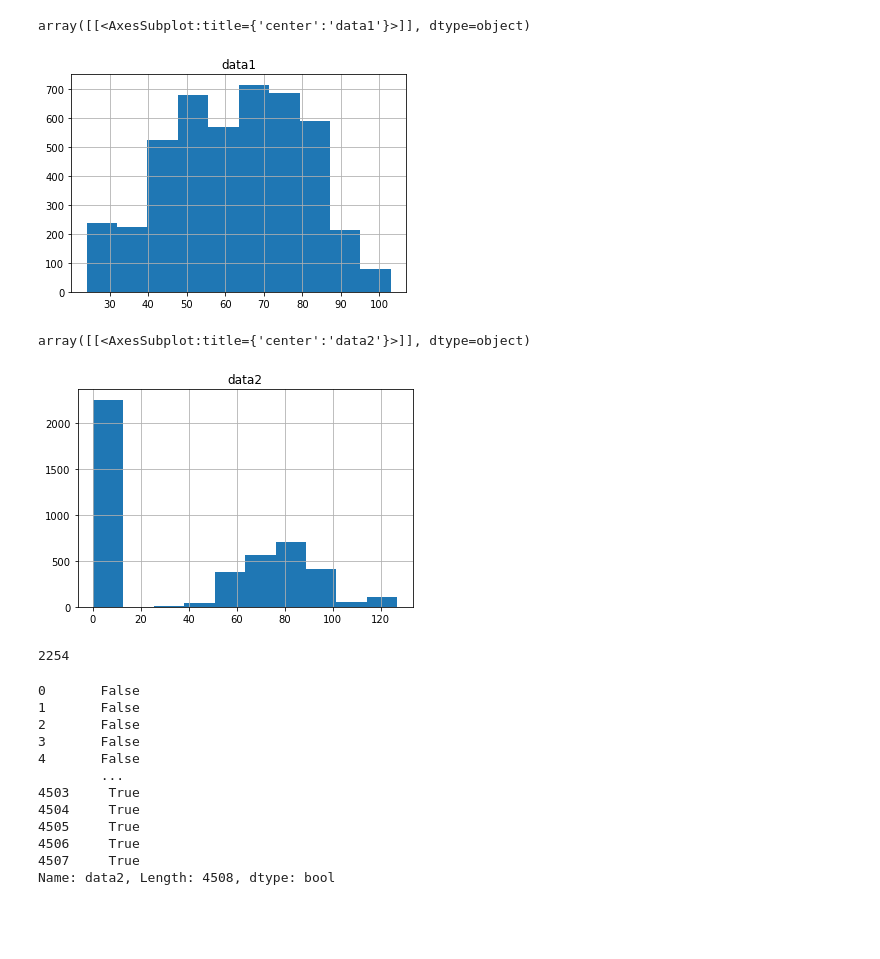
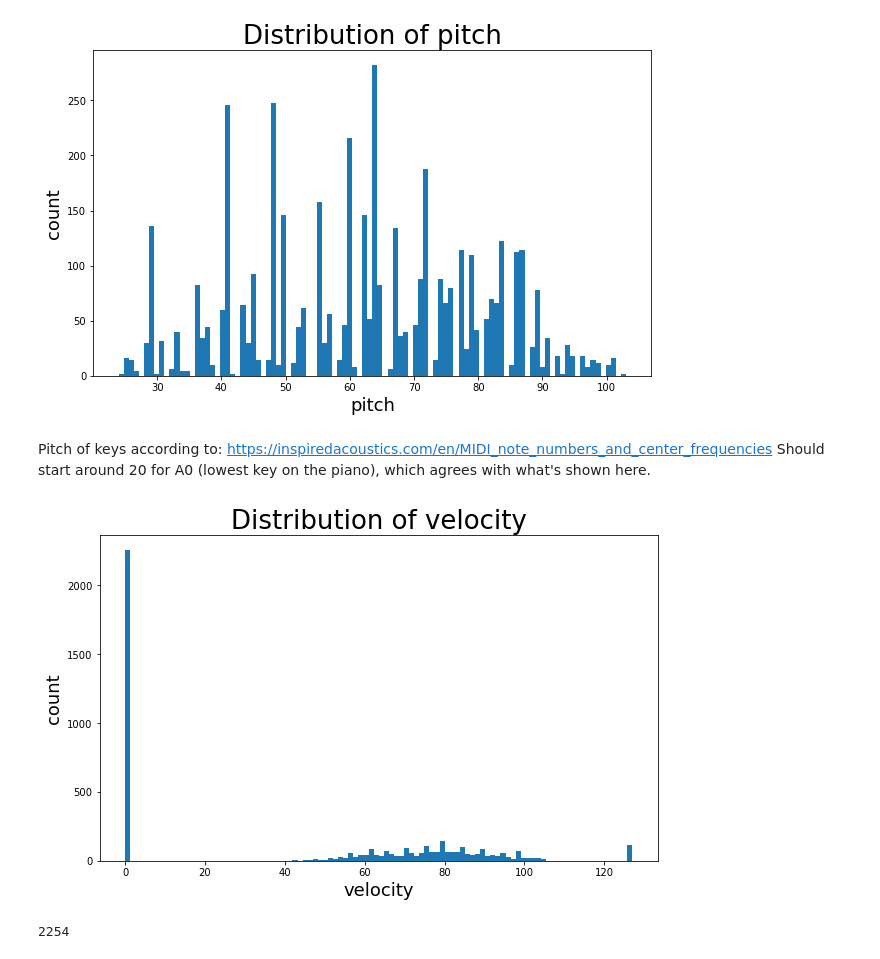
Before and after one commit to 10yasha/piano_note_visualizer_client, a Jupyter notebook: example/midi_format_investigation/midi_json_format_eda.ipynb, the cells around one changed output. Saved outputs shown, nothing was run; the diff lists cells and outputs as text; code cells hidden in the pictures; blank space fills up the shorter version.

```diff
--- a/example/midi_format_investigation/midi_json_format_eda.ipynb
+++ b/example/midi_format_investigation/midi_json_format_eda.ipynb
@@ -41,7 +53,11 @@ sum of track -> deltaTime: 117913
 # %%
+# convert to format that can be parsed into dataframe
 data_for_df = [{"deltaTime": data["deltaTime"],
                 "type": data["type"],
                 "channel": data["channel"],
-                "data1": data["data"][0],
-                "data2": data["data"][1]}
-               for data in track[:-1]]
+                "pitch": data["data"][0],
+                "velocity": data["data"][1]}
+               for data in track[:-1]] # ignore last data which has no data but instead has MetaType field
+
+sabers_edge_df = pd.DataFrame(data_for_df)
+sabers_edge_df.head(5)
@@ -80,11 +128,24 @@ array([[<AxesSubplot:title={'center':'channel'}>]], dtype=object)
 # %%
-my_df.hist(column="data1")
+# get distribution of pitch
+fig = plt.figure(figsize=(10,6))
+plt.hist(sabers_edge_df["pitch"], bins = 100)
+plt.title("Distribution of pitch", fontsize=26)
+plt.xlabel('pitch', fontsize=18)
+plt.ylabel('count', fontsize=18)
+plt.show()
 # %% [output]
-array([[<AxesSubplot:title={'center':'data1'}>]], dtype=object)
-[figure, old version]
+[figure, new version]
+# %% [markdown]
+Pitch of keys according to: https://inspiredacoustics.com/en/MIDI_note_numbers_and_center_frequencies
+Should start around 20 for A0 (lowest key on the piano), which agrees with what's shown here.
 # %%
-my_df.hist(column="data2")
+# get distribution of velocity
+fig = plt.figure(figsize=(10,6))
+plt.hist(sabers_edge_df["velocity"], bins = 100)
+plt.title("Distribution of velocity", fontsize=26)
+plt.xlabel('velocity', fontsize=18)
+plt.ylabel('count', fontsize=18)
+plt.show()
 # %% [output]
-array([[<AxesSubplot:title={'center':'data2'}>]], dtype=object)
-[figure, old version]
+[figure, new version]
 # %%
@@ -92,17 +154,2 @@ array([[<AxesSubplot:title={'center':'data2'}>]], dtype=object)
 # %% [output]
 2254
-# %%
-(my_df['data2'] == 0)
-# %% [output]
-0       False
-1       False
-2       False
-3       False
-4       False
-        ...
-4503     True
-4504     True
-4505     True
-4506     True
-4507     True
-Name: data2, Length: 4508, dtype: bool
```
Also changed, not shown: parts of 23 cells of this notebook.
